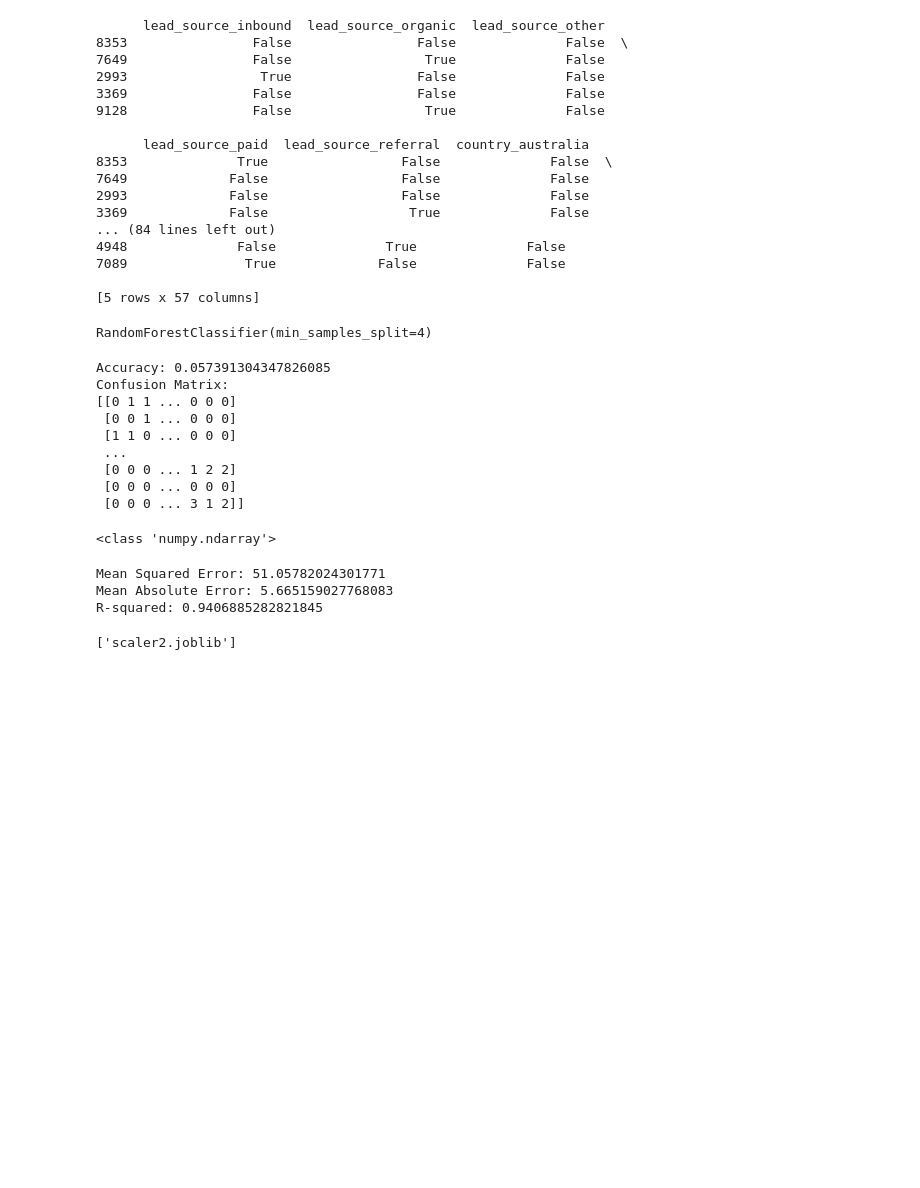
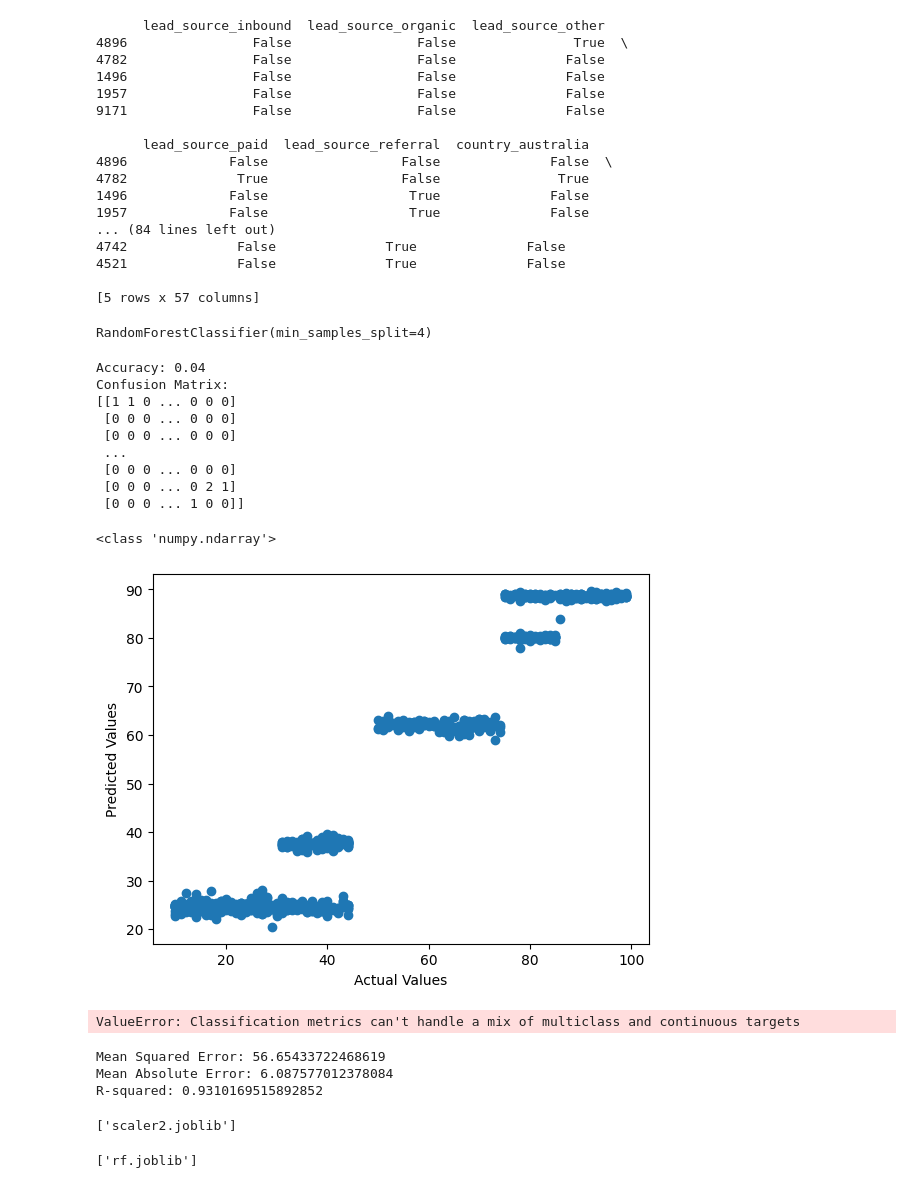
Before and after one commit to Ecosystaim/leadScoringSystem, a Jupyter notebook: Notebooks/lead_scoring_notebook_v4.ipynb, the cells around one changed output. Cells and saved outputs as stored; diff of their text form; code cells hidden in the pictures; blank space fills up the shorter version.

```diff
--- a/Notebooks/lead_scoring_notebook_v4.ipynb
+++ b/Notebooks/lead_scoring_notebook_v4.ipynb
@@ -5,13 +5,14 @@ from sklearn.ensemble import GradientBoostingRegressor
 from sklearn.model_selection import train_test_split
 from sklearn.preprocessing import StandardScaler
 import joblib
-from sklearn.metrics import accuracy_score, confusion_matrix
+import matplotlib.pyplot as plt
+from sklearn.metrics import accuracy_score, confusion_matrix, f1_score
 from sklearn.linear_model import LogisticRegression
-import pickle
 import bz2file as bz2
 
 ## Import dataset
-leads_dataset = pd.read_csv('../Datasets/synthetic_leads.csv')
+leads_dataset = pd.read_csv('../Datasets/dataset.csv')
+analysis_df = pd.read_csv('../Datasets/dataset.csv')
 leads_dataset.columns = map(str.lower, leads_dataset.columns)
 # %%
 # Create data pre-processing steps before plugging into model
@@ -88,20 +90,20 @@ data_test_clean = pre_process_leads_data(df = data_test,
                                            train_df_columns = data_train_clean.columns.tolist())
 # %% [output]
       lead_source_inbound  lead_source_organic  lead_source_other
-8353                False                False              False  \
-7649                False                 True              False
-2993                 True                False              False
-3369                False                False              False
-9128                False                 True              False
+4896                False                False               True  \
+4782                False                False              False
+1496                False                False              False
+1957                False                False              False
+9171                False                False              False
 
       lead_source_paid  lead_source_referral  country_australia
-8353              True                 False              False  \
-7649             False                 False              False
-2993             False                 False              False
-3369             False                  True              False
+4896             False                 False              False  \
+4782              True                 False               True
+1496             False                  True              False
+1957             False                  True              False
 ... (84 lines left out)
-4948              False              True              False
-7089               True             False              False
+4742              False              True              False
+4521              False              True              False
 
 [5 rows x 57 columns]
 # %%
@@ -125,15 +127,15 @@ print('Accuracy:', rf_acc)
 print('Confusion Matrix:')
 print(rf_cnf)
 # %% [output]
-Accuracy: 0.057391304347826085
+Accuracy: 0.04
 Confusion Matrix:
-[[0 1 1 ... 0 0 0]
- [0 0 1 ... 0 0 0]
- [1 1 0 ... 0 0 0]
+[[1 1 0 ... 0 0 0]
+ [0 0 0 ... 0 0 0]
+ [0 0 0 ... 0 0 0]
  ...
- [0 0 0 ... 1 2 2]
  [0 0 0 ... 0 0 0]
- [0 0 0 ... 3 1 2]]
+ [0 0 0 ... 0 2 1]
+ [0 0 0 ... 1 0 0]]
 # %%
 ## Train Logistic Regression Model and Check Performance
 LR_clf = LogisticRegression(max_iter=1000)
@@ -162,6 +164,17 @@ gbr_pred = gbr.predict(data_test_clean)
 #print('Accuracy:', gbr_acc)
 #print('Confusion Matrix:')
 #print(gbr_cnf)
+# %%
+plt.scatter(label_test, gbr_pred)
+plt.xlabel('Actual Values')
+plt.ylabel('Predicted Values')
+plt.show()
+# %% [output]
+[figure, added]
+# %%
+print(f1_score(label_test,gbr_pred))
+# %% [output]
+ValueError: Classification metrics can't handle a mix of multiclass and continuous targets
 # %%
 from sklearn.metrics import mean_squared_error, mean_absolute_error, r2_score
 mse = mean_squared_error(label_test, gbr_pred)
@@ -172,9 +185,9 @@ print(f"Mean Squared Error: {mse}")
 print(f"Mean Absolute Error: {mae}")
 print(f"R-squared: {r2}")
 # %% [output]
-Mean Squared Error: 51.05782024301771
-Mean Absolute Error: 5.665159027768083
-R-squared: 0.9406885282821845
+Mean Squared Error: 56.65433722468619
+Mean Absolute Error: 6.087577012378084
+R-squared: 0.9310169515892852
 # %%
 #Dump the Model into a PKL file to add to the API
 #Since Logistic Regressor performed better we pick that
@@ -187,6 +200,10 @@ with bz2.BZ2File('model2' + '.pbz2', 'w') as f:
 joblib.dump(scaler,'scaler2.joblib')
 # %% [output]
 ['scaler2.joblib']
+# %%
+joblib.dump(rf, 'rf.joblib')
+# %% [output]
+['rf.joblib']
 # %%
 leads_columns = ['lead_source',
                              'country',
```
Also changed, not shown: parts of 6 cells of this notebook, 8 other files.
